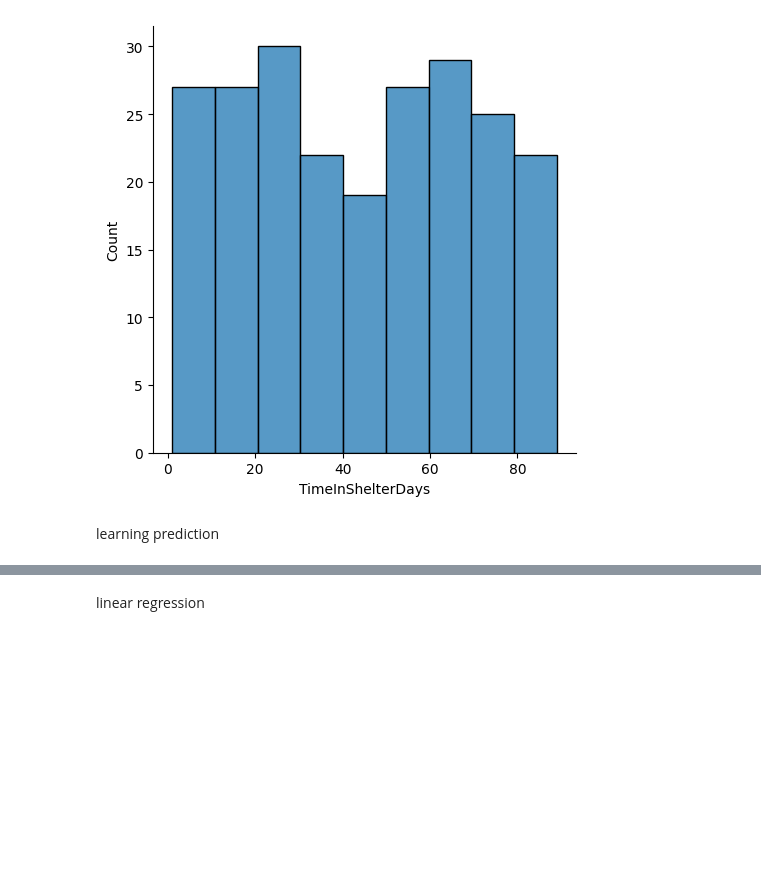
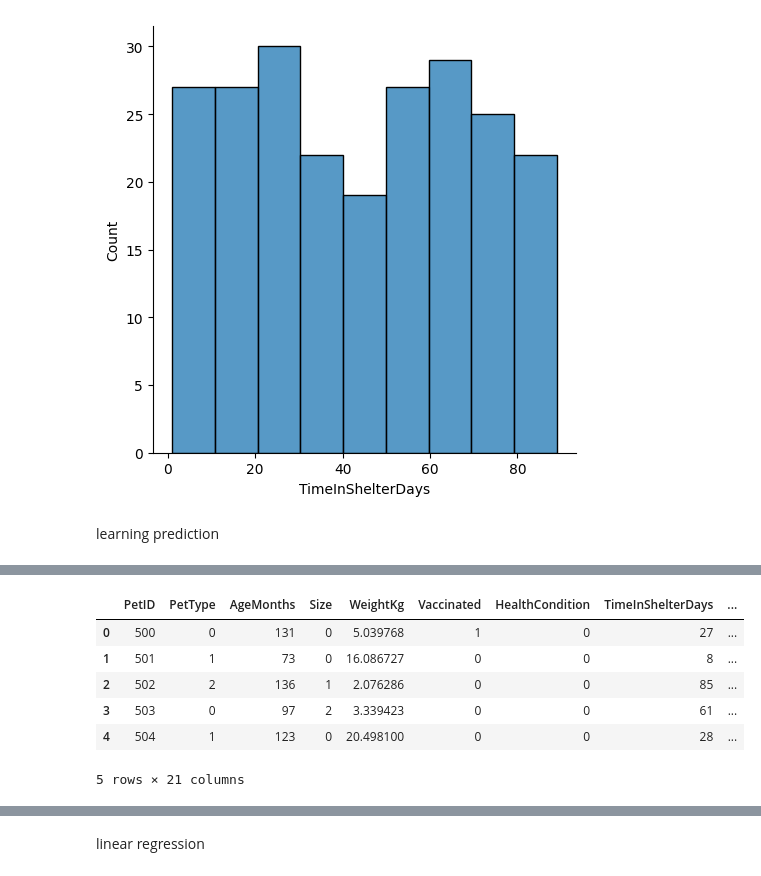
Before and after one commit to tsents/Statistical-Theory-Project, a Jupyter notebook: data.ipynb, the cells around one changed output, grey strips where cells are left out. Saved outputs shown, nothing was run; the diff lists cells and outputs as text; code cells hidden in the pictures; blank space fills up the shorter version.

```diff
--- a/data.ipynb
+++ b/data.ipynb
@@ -182,0 +234,13 @@ learning prediction
+# %%
+List=["Breed_Labrador","Breed_Parakeet","Breed_Persian","Breed_Poodle","Breed_Siamese","Breed_Rabbit","Color_Brown",
+     "Color_Gray","Color_Orange","Color_White"]
+data_frame[List]=data_frame[List].astype(int)
+data_frame.head()
+# %% [output]
+|  | PetID | PetType | AgeMonths | Size | WeightKg | Vaccinated | HealthCondition | TimeInShelterDays | ... |
+| 0 | 500 | 0 | 131 | 0 | 5.039768 | 1 | 0 | 27 | ... |
+| 1 | 501 | 1 | 73 | 0 | 16.086727 | 0 | 0 | 8 | ... |
+| 2 | 502 | 2 | 136 | 1 | 2.076286 | 0 | 0 | 85 | ... |
+| 3 | 503 | 0 | 97 | 2 | 3.339423 | 0 | 0 | 61 | ... |
+| 4 | 504 | 1 | 123 | 0 | 20.498100 | 0 | 0 | 28 | ... |
+5 rows × 21 columns
```
Also changed, not shown: parts of 11 cells of this notebook, 1 other file.
